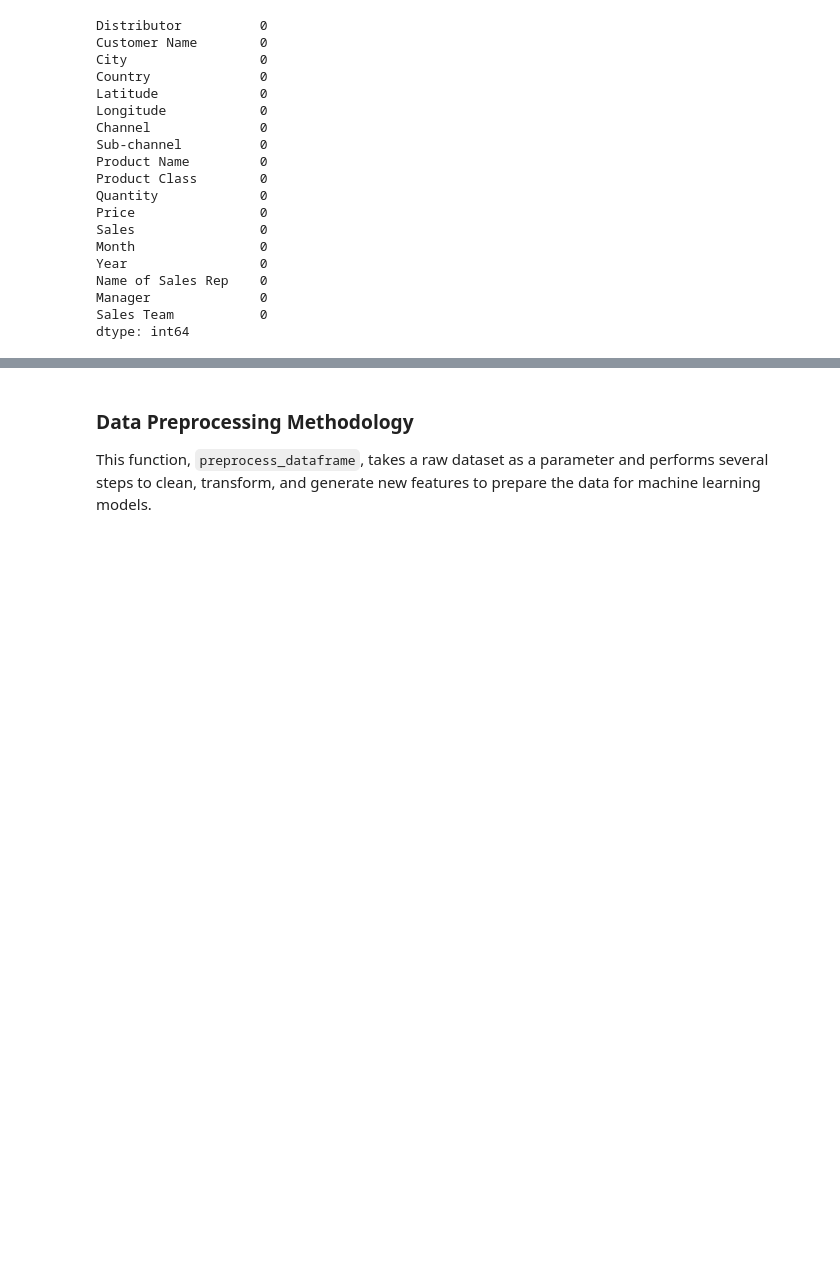
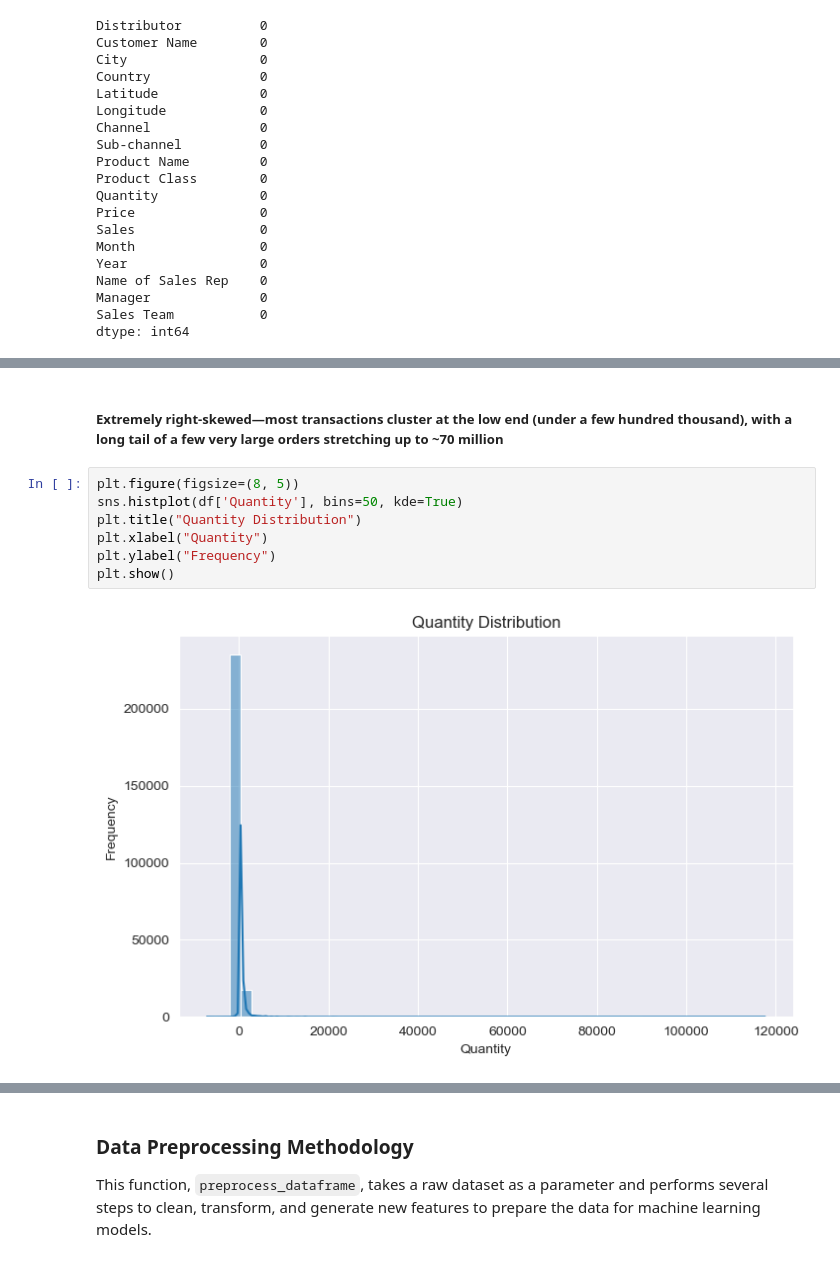
Before and after one commit to Akash9888/pharma_demand_forcasting, a Jupyter notebook: Pharma_Demand_Forcasting.ipynb, the cells around one changed output, grey strips where cells are left out. Drawn from its saved outputs; the diff is of its cells as text; blank space fills up the shorter version.

```diff
--- a/Pharma_Demand_Forcasting.ipynb
+++ b/Pharma_Demand_Forcasting.ipynb
@@ -106,0 +118,11 @@ df.head()
+# %% [markdown]
+##### Extremely right-skewed—most transactions cluster at the low end (under a few hundred thousand), with a long tail of a few very large orders stretching up to ~70 million
+# %%
+plt.figure(figsize=(8, 5))
+sns.histplot(df['Quantity'], bins=50, kde=True)
+plt.title("Quantity Distribution")
+plt.xlabel("Quantity")
+plt.ylabel("Frequency")
+plt.show()
+# %% [output]
+[figure, added]
```
Also changed, not shown: parts of 8 cells of this notebook, 6 other files.
